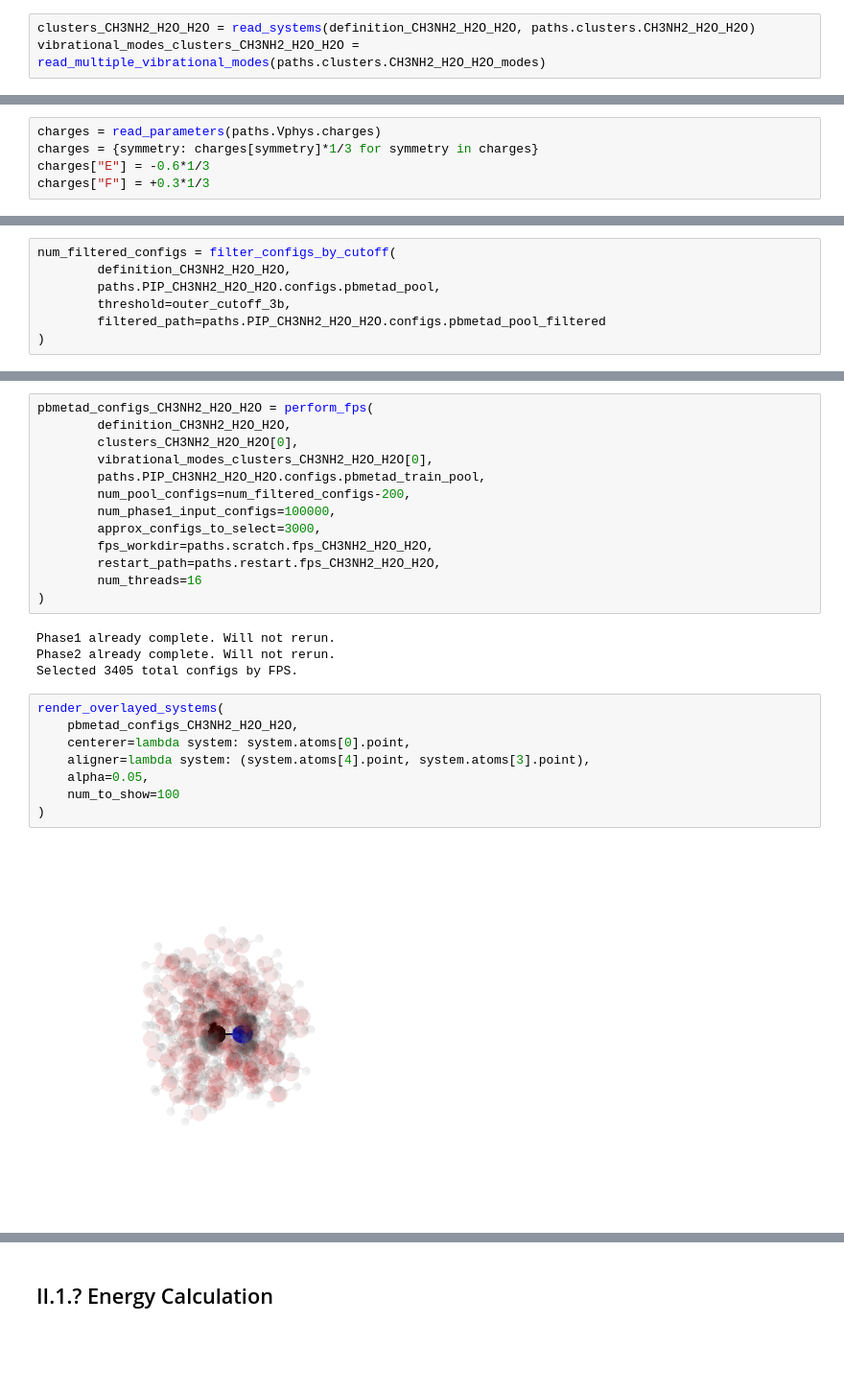
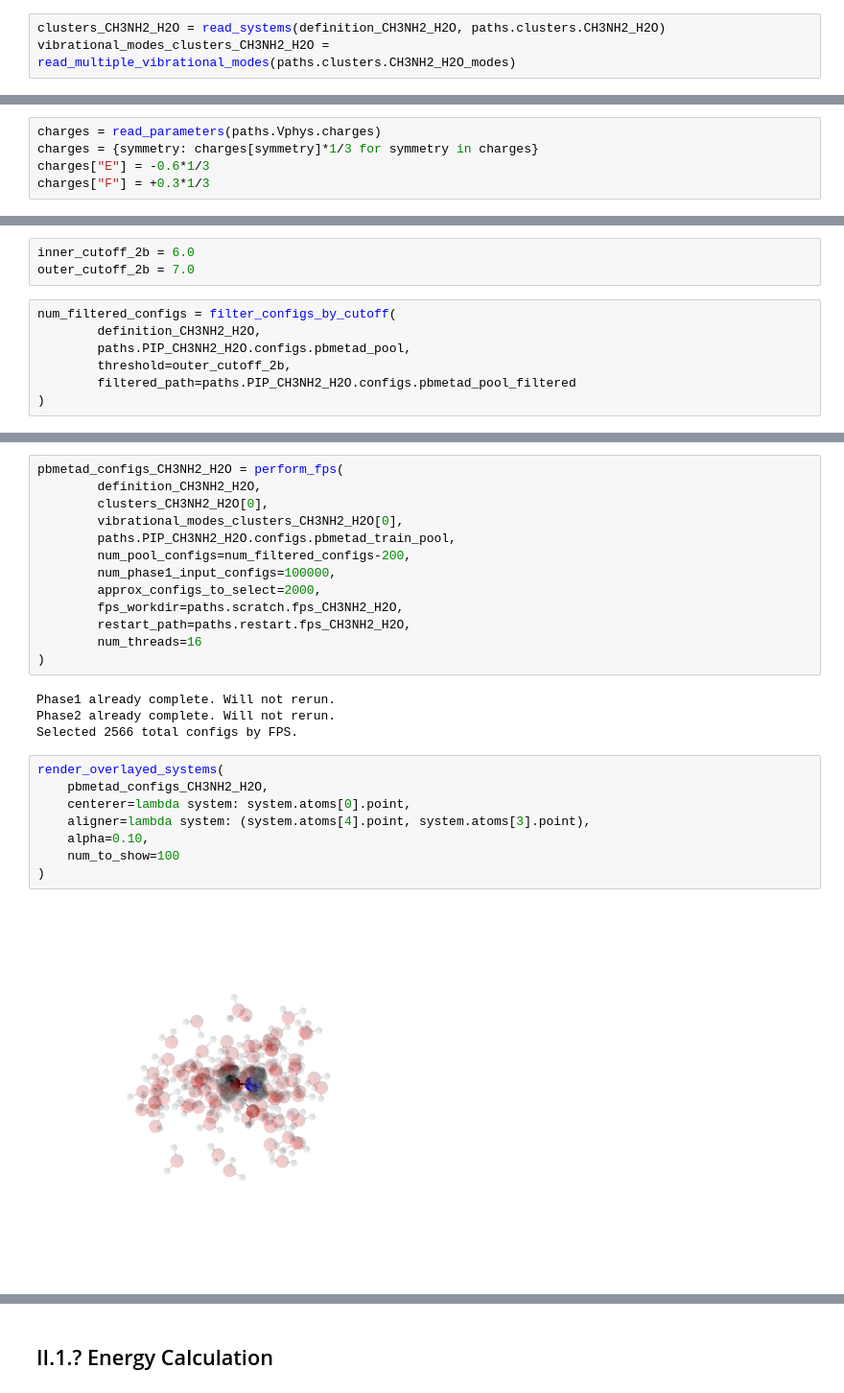
Before and after one commit to PolyachenkoYA/QDMS_2025, a Jupyter notebook: tutorials/2_Many-Body_Model_Build-Along/Tutorial_2.4.ipynb, the cells around one changed output, grey strips where cells are left out. Shown at 96% size. Drawn from its saved outputs; the diff is of its cells as text; blank space fills up the shorter version.

```diff
--- a/tutorials/2_Many-Body_Model_Build-Along/Tutorial_2.4.ipynb
+++ b/tutorials/2_Many-Body_Model_Build-Along/Tutorial_2.4.ipynb
@@ -39,4 +26,4 @@ definition_CH3NH2_H2O_H2O = read_definition(paths.definitions.systems.CH3NH2_H2O
 # %%
-clusters_CH3NH2_H2O_H2O = read_systems(definition_CH3NH2_H2O_H2O, paths.clusters.CH3NH2_H2O_H2O)
-vibrational_modes_clusters_CH3NH2_H2O_H2O = read_multiple_vibrational_modes(paths.clusters.CH3NH2_H2O_H2O_modes)
+clusters_CH3NH2_H2O = read_systems(definition_CH3NH2_H2O, paths.clusters.CH3NH2_H2O)
+vibrational_modes_clusters_CH3NH2_H2O = read_multiple_vibrational_modes(paths.clusters.CH3NH2_H2O_modes)
 # %%
@@ -199,8 +194,11 @@ outer_cutoff_3b = 5.5
+# %%
+inner_cutoff_2b = 6.0
+outer_cutoff_2b = 7.0
 # %%
 num_filtered_configs = filter_configs_by_cutoff(
-        definition_CH3NH2_H2O_H2O,
-        paths.PIP_CH3NH2_H2O_H2O.configs.pbmetad_pool,
-        threshold=outer_cutoff_3b,
-        filtered_path=paths.PIP_CH3NH2_H2O_H2O.configs.pbmetad_pool_filtered
+        definition_CH3NH2_H2O,
+        paths.PIP_CH3NH2_H2O.configs.pbmetad_pool,
+        threshold=outer_cutoff_2b,
+        filtered_path=paths.PIP_CH3NH2_H2O.configs.pbmetad_pool_filtered
 )
 # %% [output]
@@ -216,30 +214,30 @@ split_pool(
         strategy="INTERVAL",
 )
 # %%
-pbmetad_configs_CH3NH2_H2O_H2O = perform_fps(
-        definition_CH3NH2_H2O_H2O,
-        clusters_CH3NH2_H2O_H2O[0],
-        vibrational_modes_clusters_CH3NH2_H2O_H2O[0],
-        paths.PIP_CH3NH2_H2O_H2O.configs.pbmetad_train_pool,
+pbmetad_configs_CH3NH2_H2O = perform_fps(
+        definition_CH3NH2_H2O,
+        clusters_CH3NH2_H2O[0],
+        vibrational_modes_clusters_CH3NH2_H2O[0],
+        paths.PIP_CH3NH2_H2O.configs.pbmetad_train_pool,
         num_pool_configs=num_filtered_configs-200,
         num_phase1_input_configs=100000,
-        approx_configs_to_select=3000,
-        fps_workdir=paths.scratch.fps_CH3NH2_H2O_H2O,
-        restart_path=paths.restart.fps_CH3NH2_H2O_H2O,
+        approx_configs_to_select=2000,
+        fps_workdir=paths.scratch.fps_CH3NH2_H2O,
+        restart_path=paths.restart.fps_CH3NH2_H2O,
         num_threads=16
 )
 # %% [output]
 Phase1 already complete. Will not rerun.
 Phase2 already complete. Will not rerun.
-Selected 3405 total configs by FPS.
+Selected 2566 total configs by FPS.
 # %%
 render_overlayed_systems(
-    pbmetad_configs_CH3NH2_H2O_H2O,
+    pbmetad_configs_CH3NH2_H2O,
     centerer=lambda system: system.atoms[0].point,
     aligner=lambda system: (system.atoms[4].point, system.atoms[3].point),
-    alpha=0.05,
+    alpha=0.10,
     num_to_show=100
 )
 # %% [output]
-[figure, old version]
+[figure, new version]
 # %%
```
Also changed, not shown: parts of 49 cells of this notebook, 14 other files.
